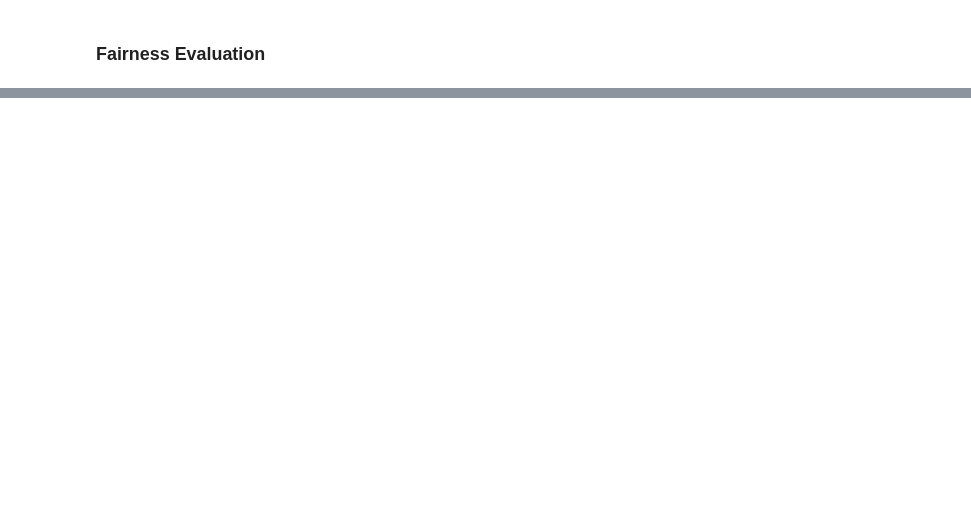
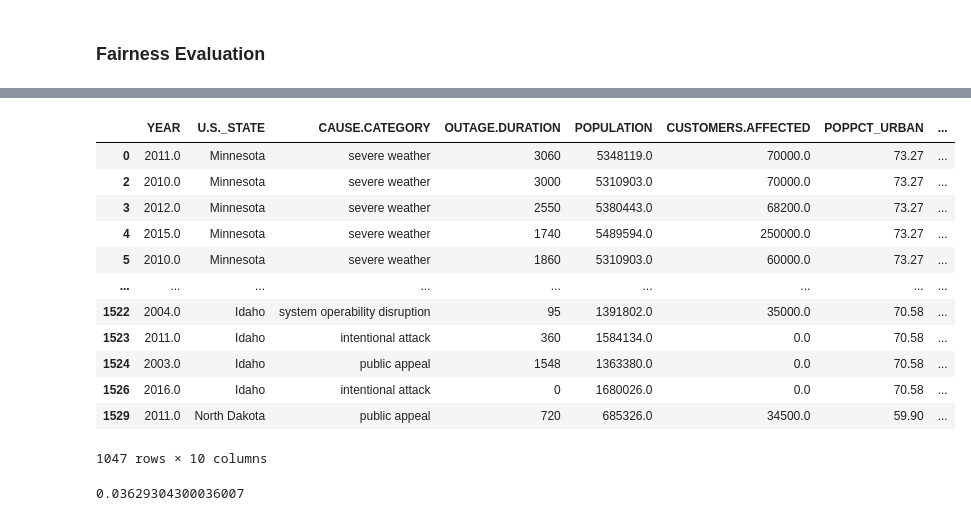
Before and after one commit to YourTeammate/dsc80-co-working, a Jupyter notebook: projects/05/outages.ipynb, the cells around one changed output, grey strips where cells are left out. Saved outputs shown, nothing was run; the diff lists cells and outputs as text; code cells hidden in the pictures; blank space fills up the shorter version.

```diff
--- a/projects/05/outages.ipynb
+++ b/projects/05/outages.ipynb
@@ -508,0 +504,18 @@ metrics.recall_score(y_test, base_pred, average = 'macro')
+# %%
+# first binarize the dataframe
+last_df['BINARIZED'] = (last_df['POPPCT_URBAN'] >= pop_med).astype(int)
+last_df
+# %% [output]
+|  | YEAR | U.S._STATE | CAUSE.CATEGORY | OUTAGE.DURATION | POPULATION | CUSTOMERS.AFFECTED | POPPCT_URBAN | ... |
+| 0 | 2011.0 | Minnesota | severe weather | 3060 | 5348119.0 | 70000.0 | 73.27 | ... |
+| 2 | 2010.0 | Minnesota | severe weather | 3000 | 5310903.0 | 70000.0 | 73.27 | ... |
+| 3 | 2012.0 | Minnesota | severe weather | 2550 | 5380443.0 | 68200.0 | 73.27 | ... |
+| 4 | 2015.0 | Minnesota | severe weather | 1740 | 5489594.0 | 250000.0 | 73.27 | ... |
+| 5 | 2010.0 | Minnesota | severe weather | 1860 | 5310903.0 | 60000.0 | 73.27 | ... |
+| ... | ... | ... | ... | ... | ... | ... | ... | ... |
+| 1522 | 2004.0 | Idaho | system operability disruption | 95 | 1391802.0 | 35000.0 | 70.58 | ... |
+| 1523 | 2011.0 | Idaho | intentional attack | 360 | 1584134.0 | 0.0 | 70.58 | ... |
+| 1524 | 2003.0 | Idaho | public appeal | 1548 | 1363380.0 | 0.0 | 70.58 | ... |
+| 1526 | 2016.0 | Idaho | intentional attack | 0 | 1680026.0 | 0.0 | 70.58 | ... |
+| 1529 | 2011.0 | North Dakota | public appeal | 720 | 685326.0 | 34500.0 | 59.90 | ... |
+1047 rows × 10 columns
@@ -508,0 +536,7 @@ metrics.recall_score(y_test, base_pred, average = 'macro')
+# %%
+recall_1 = metrics.recall_score(y_1_test, model_1.predict(X_1_test), average = 'macro')
+recall_2 = metrics.recall_score(y_2_test, model_2.predict(X_2_test), average = 'macro')
+obs_stat = abs(recall_1 - recall_2)
+obs_stat
+# %% [output]
+0.03629304300036007
```
Also changed, not shown: parts of 73 cells of this notebook.
